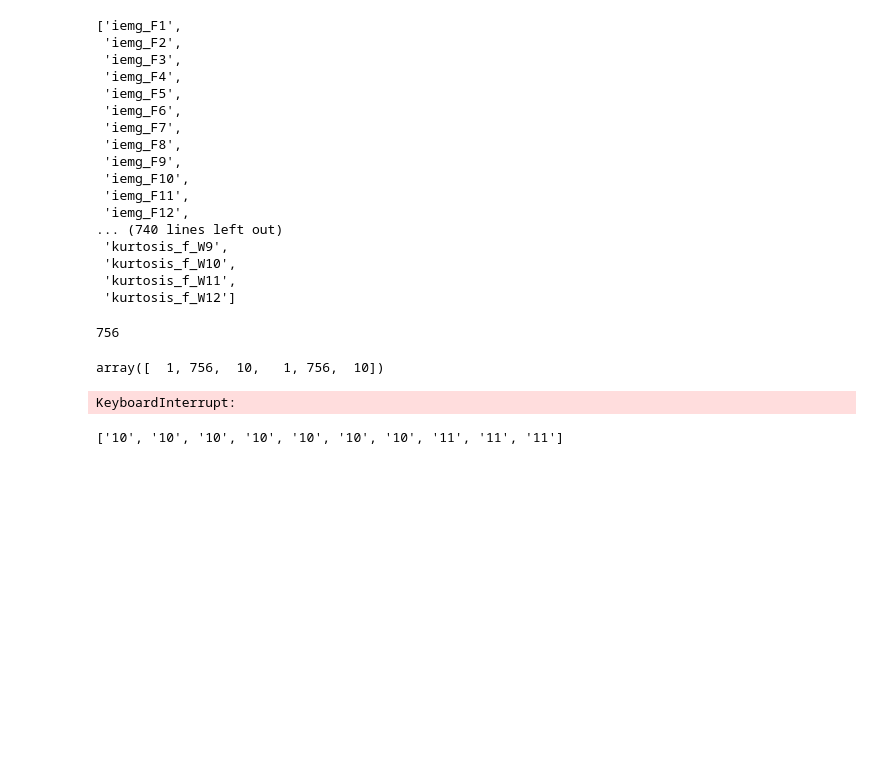
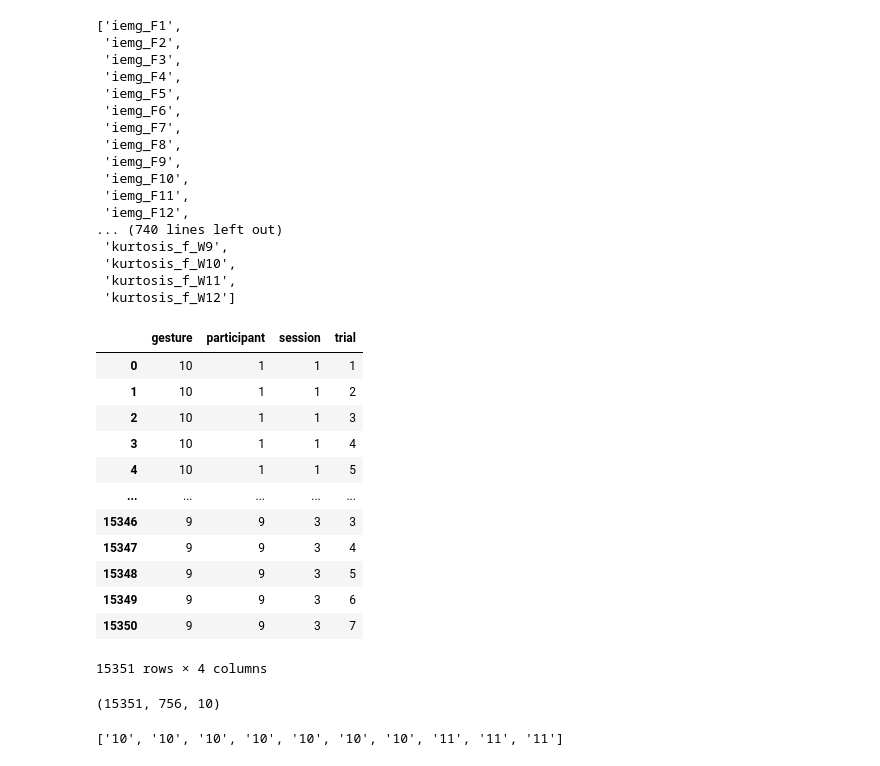
Before and after one commit to tanmaygadgil/DS5500-project, a Jupyter notebook: EDA/Notebook/feature_extr_chunks.ipynb, the cells around one changed output. Cells and saved outputs as stored; diff of their text form; code cells hidden in the pictures; blank space fills up the shorter version.

```diff
--- a/EDA/Notebook/feature_extr_chunks.ipynb
+++ b/EDA/Notebook/feature_extr_chunks.ipynb
@@ -188,3 +188,7 @@ new_wav.shape
 
 # def willison_amplitude(signal, threshold=0.1):
 #     return np.sum(np.abs(np.diff(signal)) > threshold)
+# %%
+sample = np.random.randn(10,5,3)
+# %%
+th = np.mean(sample, axis = 0, keepdims=True) + 2 * np.std(sample, axis = 0,  keepdims=True)
@@ -208,7 +244,7 @@ def extract_features_with_chunks(df, num_chunks = 10):
     time_data = np.stack(split_time_data, axis = 2)
     # print(time_data.shape)
     #Three std seems excessive. This can be changed later
-    th = np.mean(time_data, axis = 0) + 2 * np.std(time_data, axis = 0)
+    th = np.mean(time_data, axis = 0, keepdims=True) + 2 * np.std(time_data, axis = 0, keepdims=True)
     features['iemg'] = np.sum(np.abs(time_data), axis=0 , keepdims=True)
     features['mav'] = np.mean(np.abs(time_data), axis=0, keepdims=True)
     features['ssi'] = np.sum(time_data**2, axis=0, keepdims=True)
@@ -343,14 +379,6 @@ feature_names
  'kurtosis_f_W10',
  'kurtosis_f_W11',
  'kurtosis_f_W12']
-# %%
-len(feature_names)
-# %% [output]
-756
-# %%
-np.concatenate([f, f], axis = 0)
-# %% [output]
-array([  1, 756,  10,   1, 756,  10])
 # %%
 from tqdm import tqdm
 # %%
@@ -377,5 +405,26 @@ for i in tqdm(range(len(df))):
     trials.append(df['trial'].iloc[i])
 
 features = np.concatenate(features, axis = 0)
-# %% [output]
-KeyboardInterrupt:
+# %%
+gestures_df = pd.DataFrame({
+    "gesture": gestures,
+    "participant": participants,
+    "session": sessions,
+    "trial": trials
+})
+# %%
+gestures_df
+# %% [output]
+|  | gesture | participant | session | trial |
+| 0 | 10 | 1 | 1 | 1 |
+| 1 | 10 | 1 | 1 | 2 |
+| 2 | 10 | 1 | 1 | 3 |
+| 3 | 10 | 1 | 1 | 4 |
+| 4 | 10 | 1 | 1 | 5 |
+| ... | ... | ... | ... | ... |
+| 15346 | 9 | 9 | 3 | 3 |
+| 15347 | 9 | 9 | 3 | 4 |
+| 15348 | 9 | 9 | 3 | 5 |
+| 15349 | 9 | 9 | 3 | 6 |
+| 15350 | 9 | 9 | 3 | 7 |
+15351 rows × 4 columns
@@ -381,0 +433,4 @@ KeyboardInterrupt:
+# %%
+features.shape
+# %% [output]
+(15351, 756, 10)
```
Also changed, not shown: parts of 7 cells of this notebook, 2 other files.
